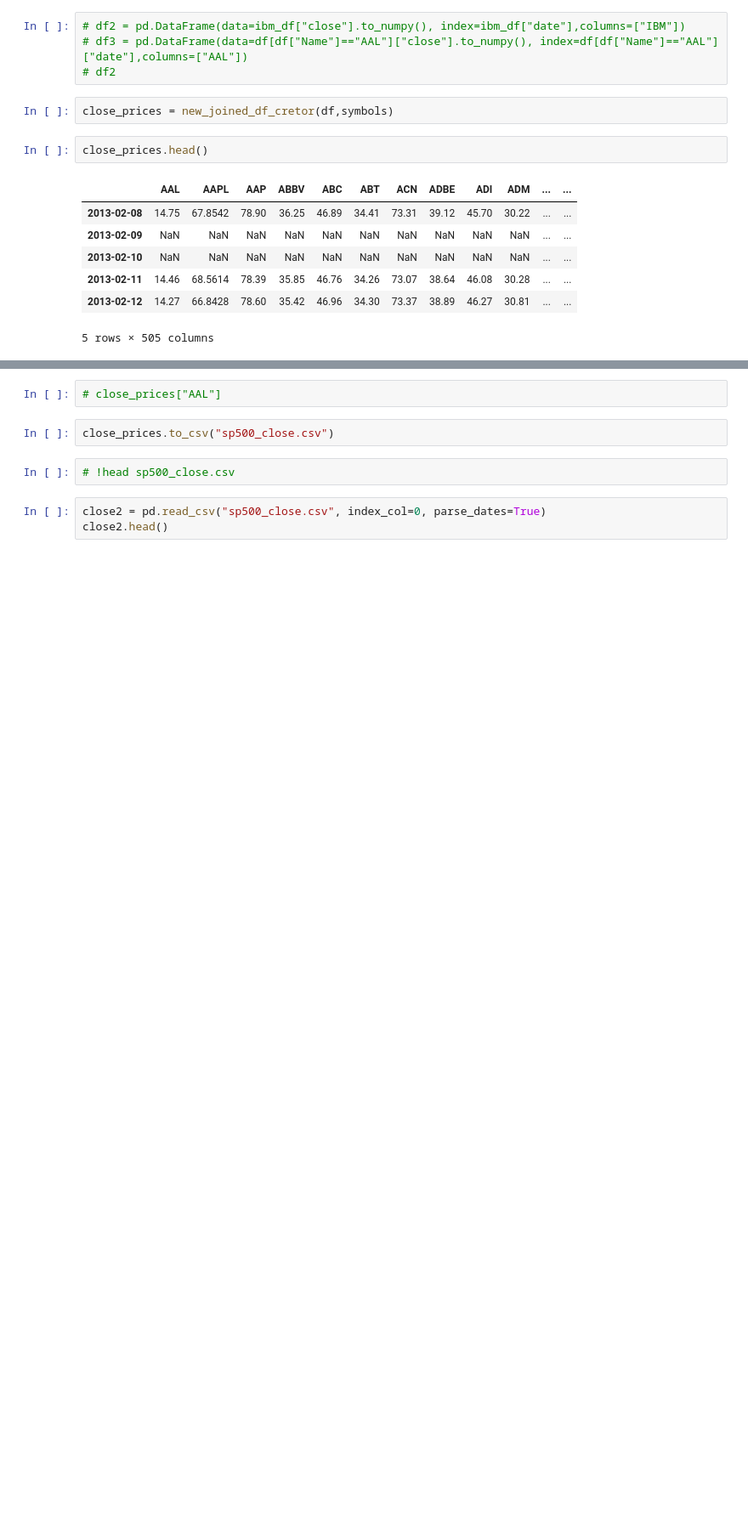
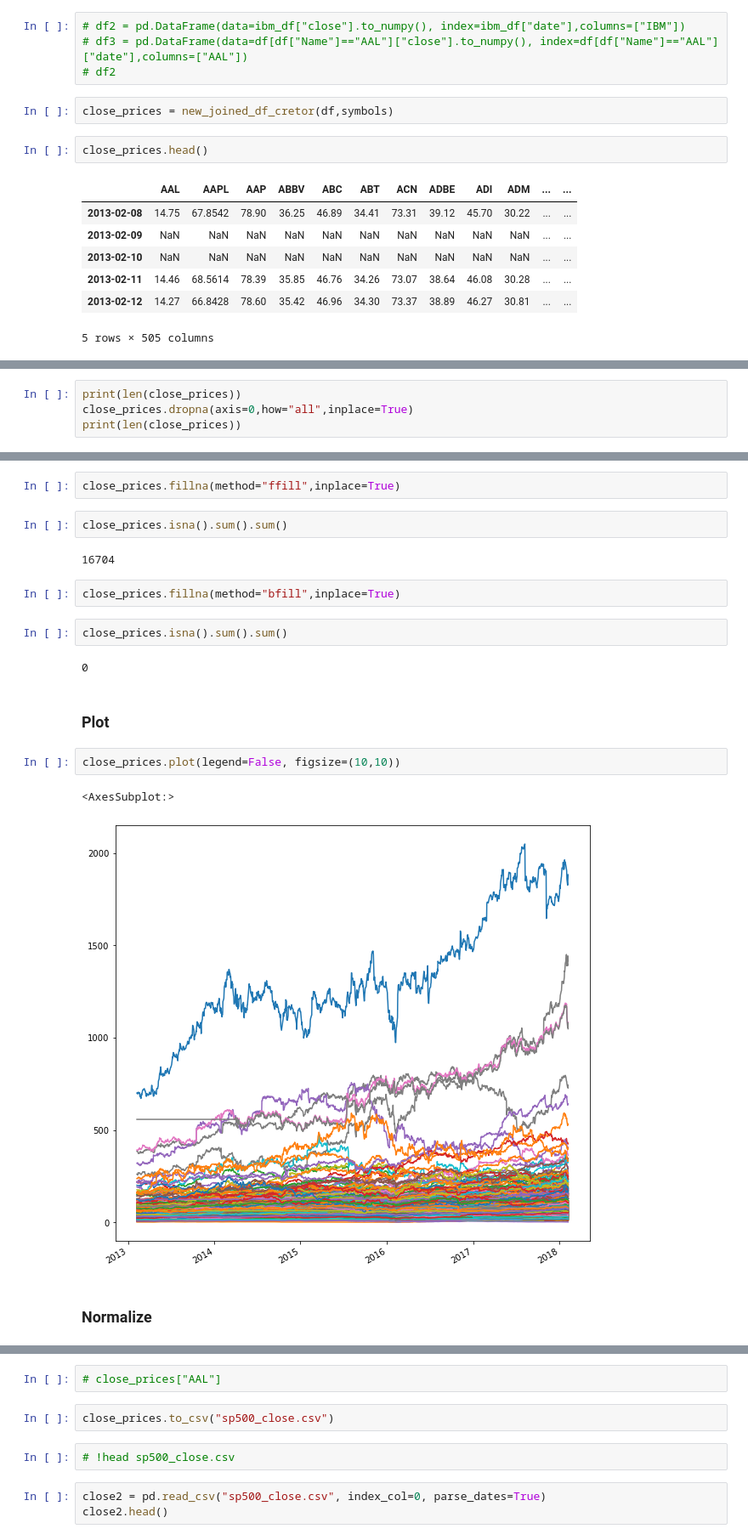
Before and after one commit to tohidabedini/deep-learning-courses, a Jupyter notebook: 04-Udemy - Financial/02-Financial basics/2.5-Understanding Financial Data.ipynb, the cells around one changed output, grey strips where cells are left out. Shown at 85% size. Cells and saved outputs as stored; diff of their text form; blank space fills up the shorter version.

```diff
--- a/04-Udemy - Financial/02-Financial basics/2.5-Understanding Financial Data.ipynb
+++ b/04-Udemy - Financial/02-Financial basics/2.5-Understanding Financial Data.ipynb
@@ -150,0 +154,4 @@ close_prices.head()
+# %%
+print(len(close_prices))
+close_prices.dropna(axis=0,how="all",inplace=True)
+print(len(close_prices))
@@ -150,0 +169,21 @@ close_prices.head()
+# %%
+close_prices.fillna(method="ffill",inplace=True)
+# %%
+close_prices.isna().sum().sum()
+# %% [output]
+16704
+# %%
+close_prices.fillna(method="bfill",inplace=True)
+# %%
+close_prices.isna().sum().sum()
+# %% [output]
+0
+# %% [markdown]
+### Plot
+# %%
+close_prices.plot(legend=False, figsize=(10,10))
+# %% [output]
+<AxesSubplot:>
+[figure, added]
+# %% [markdown]
+### Normalize
```
Also changed, not shown: parts of 9 cells of this notebook.
